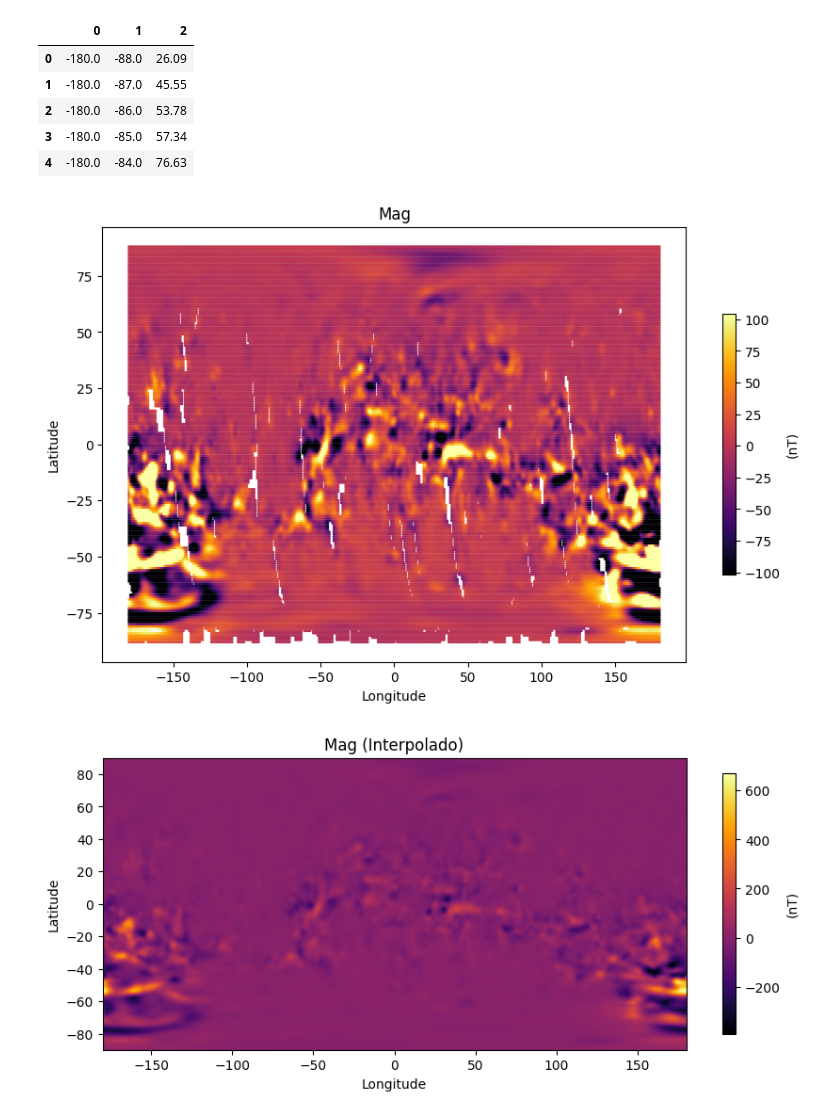
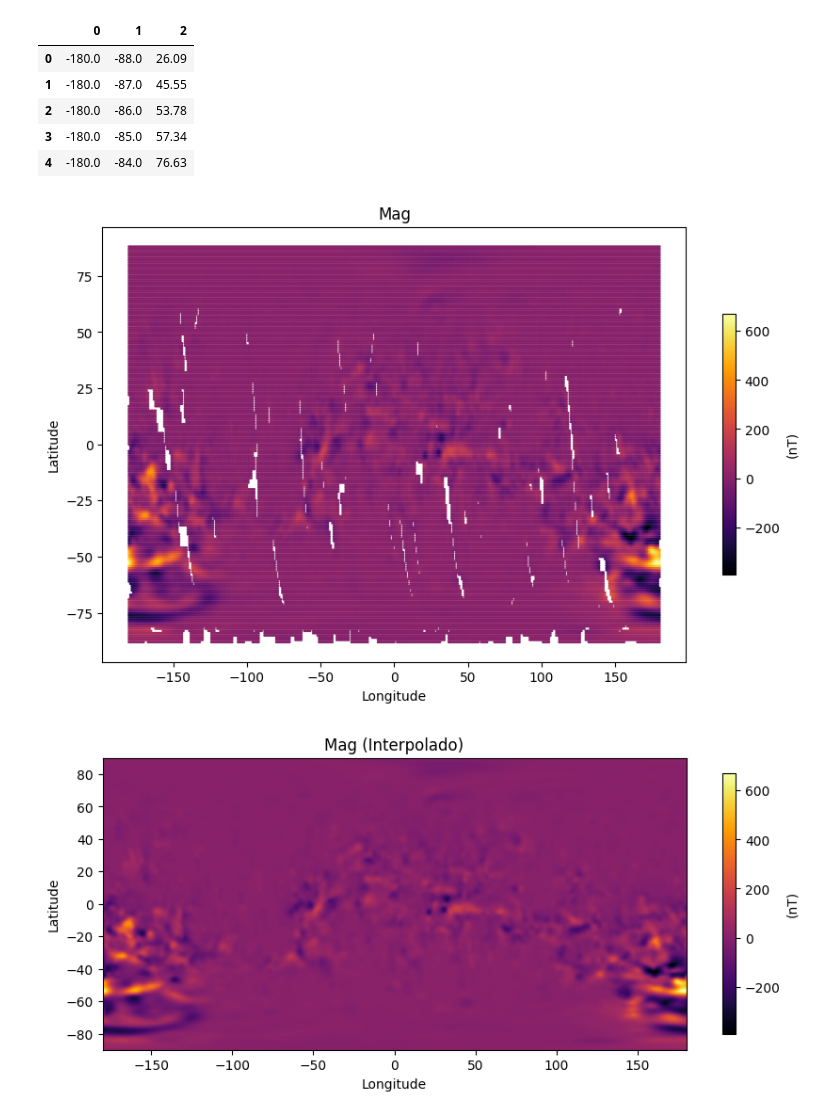
Before and after one commit to lszam/fabrizio-mars, a Jupyter notebook: fab_mars_mag_saida_qgis.ipynb, the cells around one changed output. Cells and saved outputs as stored; diff of their text form; code cells hidden in the pictures.

```diff
--- a/fab_mars_mag_saida_qgis.ipynb
+++ b/fab_mars_mag_saida_qgis.ipynb
@@ -54,22 +54,18 @@ data_df.head()
 # %%
 # Extrair dados das colunas e plotar como pontos para ver a distribuição
 latitudes = data_df[1].values
 longitudes = data_df[0].values
 mag = data_df[2].values
 
-# Exibir normalização de contraste
-extent = [-180, 180, -90, 90]
-vmin, vmax = np.nanpercentile(mag, [2, 98])
-
 plt.figure(figsize=(10, 6))
-plt.scatter(longitudes, latitudes, c=mag, cmap='inferno', s=1, vmin=vmin, vmax=vmax)
+plt.scatter(longitudes, latitudes, c=mag, cmap='inferno', s=1)
 plt.colorbar(label='(nT)', shrink=0.6)
 plt.title('Mag')
 plt.xlabel('Longitude')
 plt.ylabel('Latitude')
 plt.show()
 # %% [output]
-[figure, old version]
+[figure, new version]
 # %%
 # Definir a resolução e o número de células da grade
 lat_range = (latitudes.min(), latitudes.max())
```
Also changed, not shown: parts of 1 cell of this notebook.
